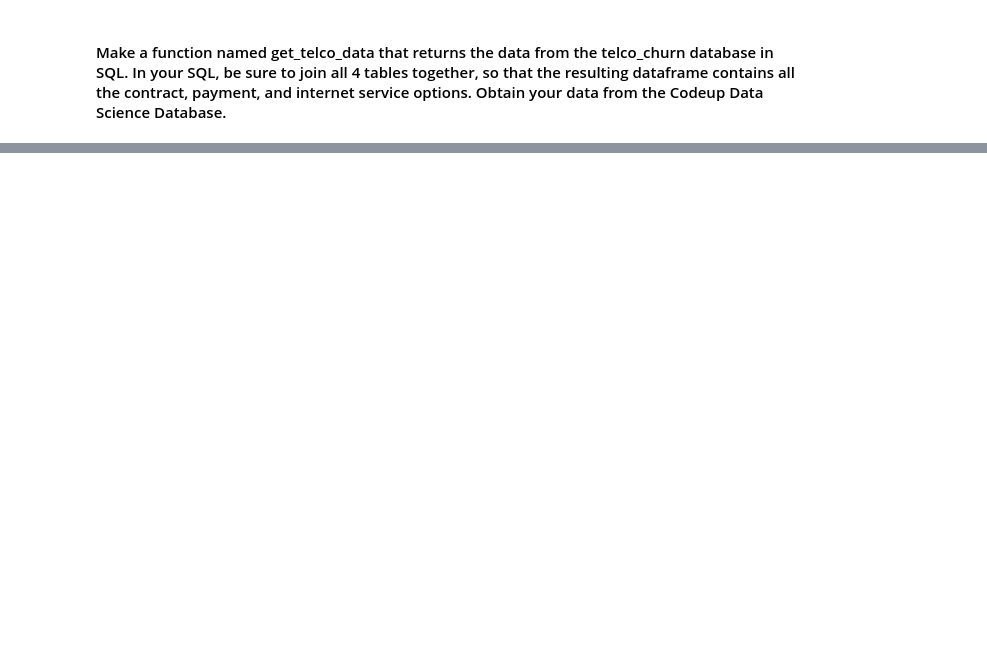
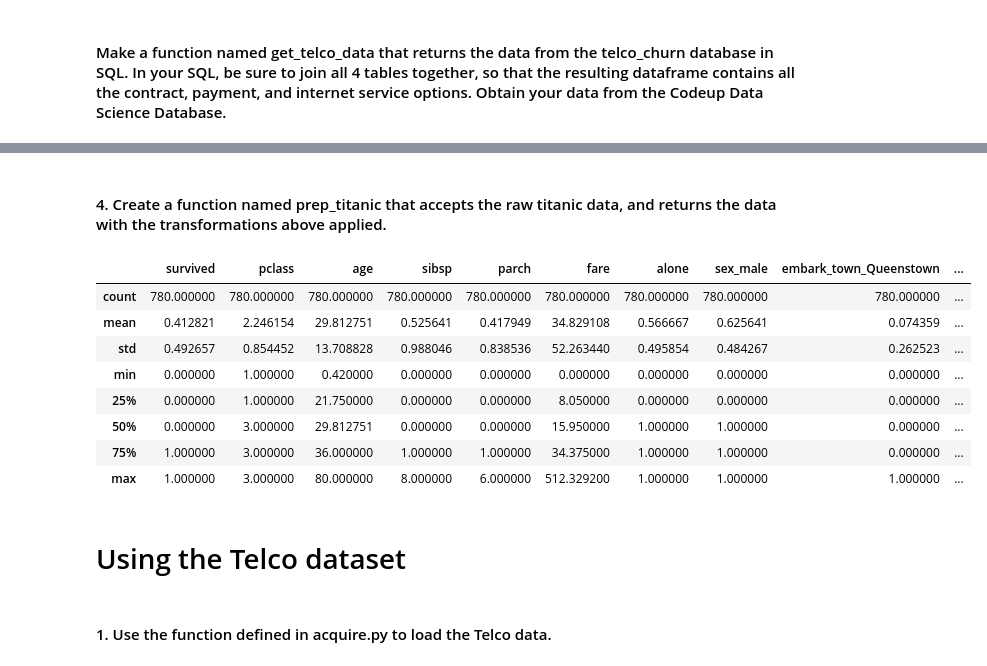
Before and after one commit to DeangeloBowen1/classification-exercises, a Jupyter notebook: classification_exercises.ipynb, the cells around one changed output, grey strips where cells are left out. Cells and saved outputs as stored; diff of their text form; code cells hidden in the pictures; blank space fills up the shorter version.

```diff
--- a/classification_exercises.ipynb
+++ b/classification_exercises.ipynb
@@ -335,0 +294,6 @@ Once you've got your get_titanic_data, get_iris_data, and get_telco_data functio
+# %%
+# creating dummy variables
+dummy_titanic = pd.get_dummies(titanic[['sex', 'embark_town']],
+                              dummy_na = False,
+                              drop_first = [True, True])
+dummy_titanic.head()
@@ -335,0 +310,3 @@ Once you've got your get_titanic_data, get_iris_data, and get_telco_data functio
+# %%
+titanic = pd.concat([titanic_alt, dummy_titanic], axis = 1)
+titanic.head()
@@ -335,0 +321,33 @@ Once you've got your get_titanic_data, get_iris_data, and get_telco_data functio
+# %% [markdown]
+#### 4. Create a function named prep_titanic that accepts the raw titanic data, and returns the data with the transformations above applied.
+# %%
+def prep_titanic(titanic):
+    titanic = titanic.drop(['passenger_id',
+                            'class','deck', 'embarked'], axis= 1)
+    titanic.drop_duplicates(inplace=True)
+    titanic['age'] = titanic.age.fillna(titanic.age.mean())
+    titanic['embark_town'] = titanic.embark_town.fillna('Southampton')
+    dummy_titanic = pd.get_dummies(titanic[['sex', 'embark_town']],
+                              dummy_na = False,
+                              drop_first = [True, True])
+    titanic = titanic.drop(['sex','embark_town'], axis= 1)
+    titanic = pd.concat([titanic, dummy_titanic], axis = 1)
+    return titanic
+# %%
+titanic_prepped = prep_titanic(titanic)
+# %%
+titanic_prepped.describe()
+# %% [output]
+|  | survived | pclass | age | sibsp | parch | fare | alone | sex_male | embark_town_Queenstown | ... |
+| count | 780.000000 | 780.000000 | 780.000000 | 780.000000 | 780.000000 | 780.000000 | 780.000000 | 780.000000 | 780.000000 | ... |
+| mean | 0.412821 | 2.246154 | 29.812751 | 0.525641 | 0.417949 | 34.829108 | 0.566667 | 0.625641 | 0.074359 | ... |
+| std | 0.492657 | 0.854452 | 13.708828 | 0.988046 | 0.838536 | 52.263440 | 0.495854 | 0.484267 | 0.262523 | ... |
+| min | 0.000000 | 1.000000 | 0.420000 | 0.000000 | 0.000000 | 0.000000 | 0.000000 | 0.000000 | 0.000000 | ... |
+| 25% | 0.000000 | 1.000000 | 21.750000 | 0.000000 | 0.000000 | 8.050000 | 0.000000 | 0.000000 | 0.000000 | ... |
+| 50% | 0.000000 | 3.000000 | 29.812751 | 0.000000 | 0.000000 | 15.950000 | 1.000000 | 1.000000 | 0.000000 | ... |
+| 75% | 1.000000 | 3.000000 | 36.000000 | 1.000000 | 1.000000 | 34.375000 | 1.000000 | 1.000000 | 0.000000 | ... |
+| max | 1.000000 | 3.000000 | 80.000000 | 8.000000 | 6.000000 | 512.329200 | 1.000000 | 1.000000 | 1.000000 | ... |
+# %% [markdown]
+# Using the Telco dataset
+# %% [markdown]
+#### 1. Use the function defined in acquire.py to load the Telco data.
```
Also changed, not shown: parts of 75 cells of this notebook, 1 other file.
